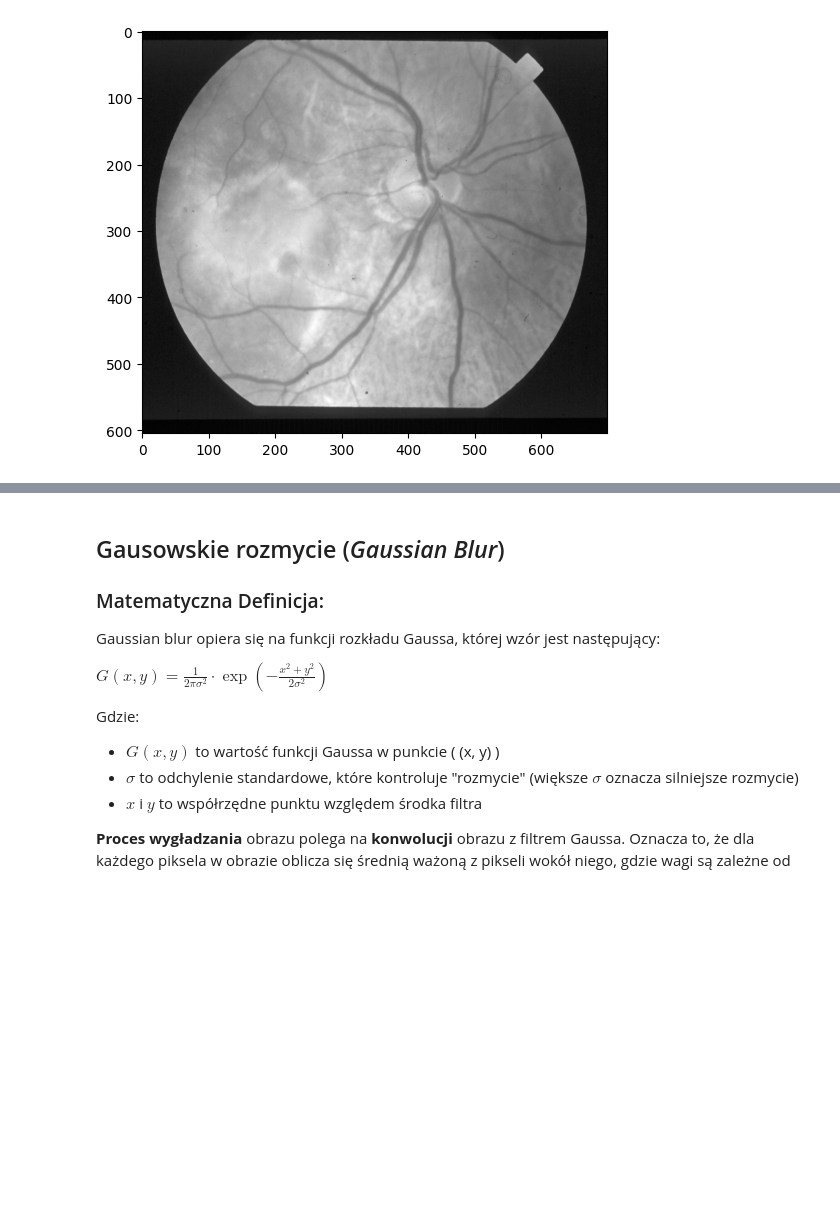
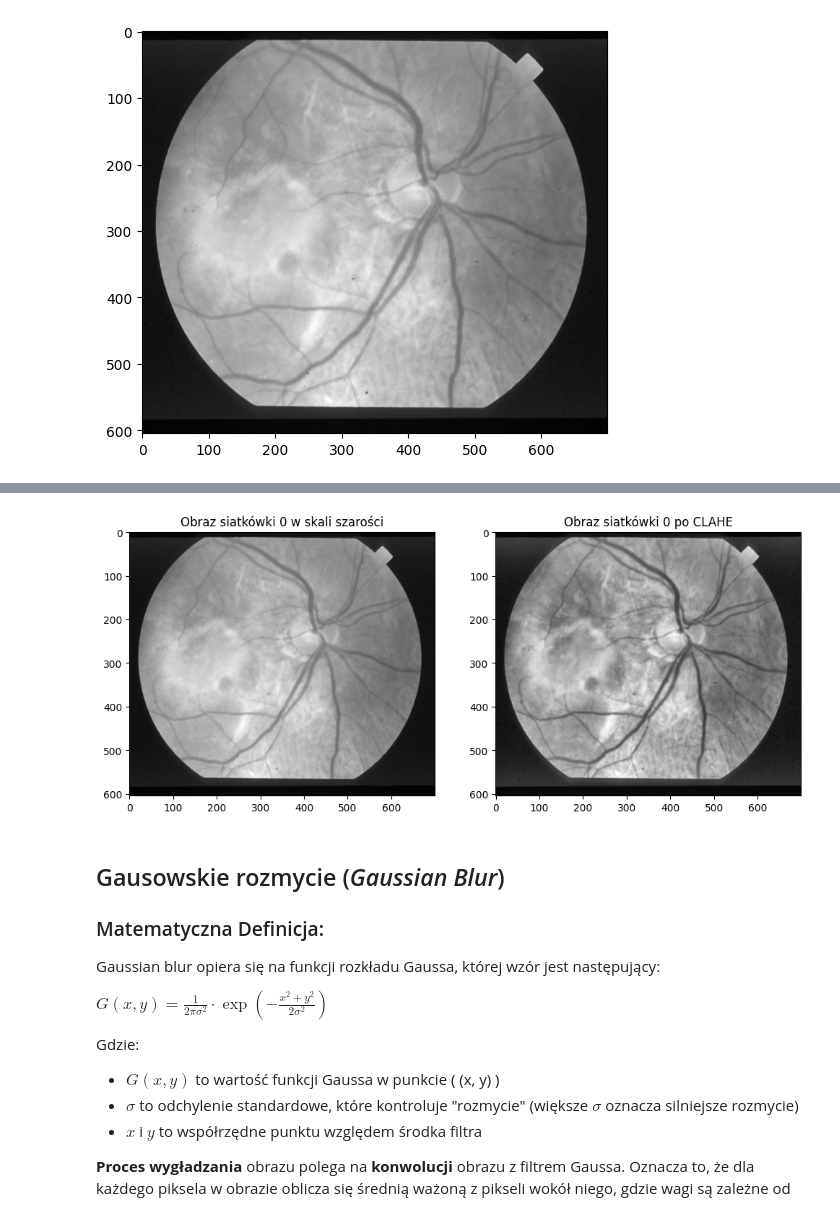
Before and after one commit to janekandrz/sp_final, a Jupyter notebook: spfinal.ipynb, the cells around one changed output, grey strips where cells are left out. Cells and saved outputs as stored; diff of their text form; code cells hidden in the pictures; blank space fills up the shorter version.

```diff
--- a/spfinal.ipynb
+++ b/spfinal.ipynb
@@ -70,3 +114,20 @@ plt.show()
+# %%
+conImgs=[]
+clahe = cv2.createCLAHE(clipLimit=1.5,tileGridSize=(8,8))
+for i in range(len(df)):
+    conImgs.append(clahe.apply(imgsGray[i]))
+
+fig,(ax1,ax2) = plt.subplots(1,2,figsize=(12,6))
+
+ax1.imshow(imgsGray[0],cmap="gray")
+ax1.set_title("Obraz siatkówki 0 w skali szarości")
+
+ax2.imshow(conImgs[0],cmap="gray")
+ax2.set_title("Obraz siatkówki 0 po CLAHE")
+
+plt.show()
+# %% [output]
+[figure, added]
 # %% [markdown]
 ## Gausowskie rozmycie (*Gaussian Blur*)
 
```
Also changed, not shown: parts of 15 cells of this notebook, 1 other file.
